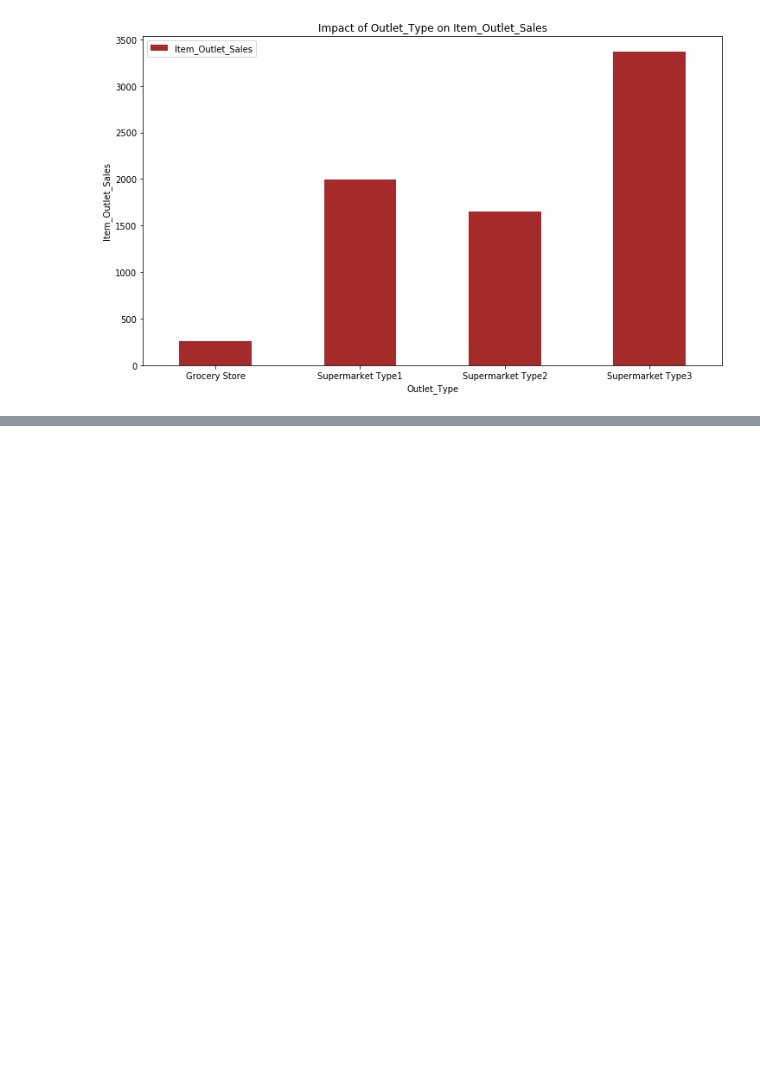
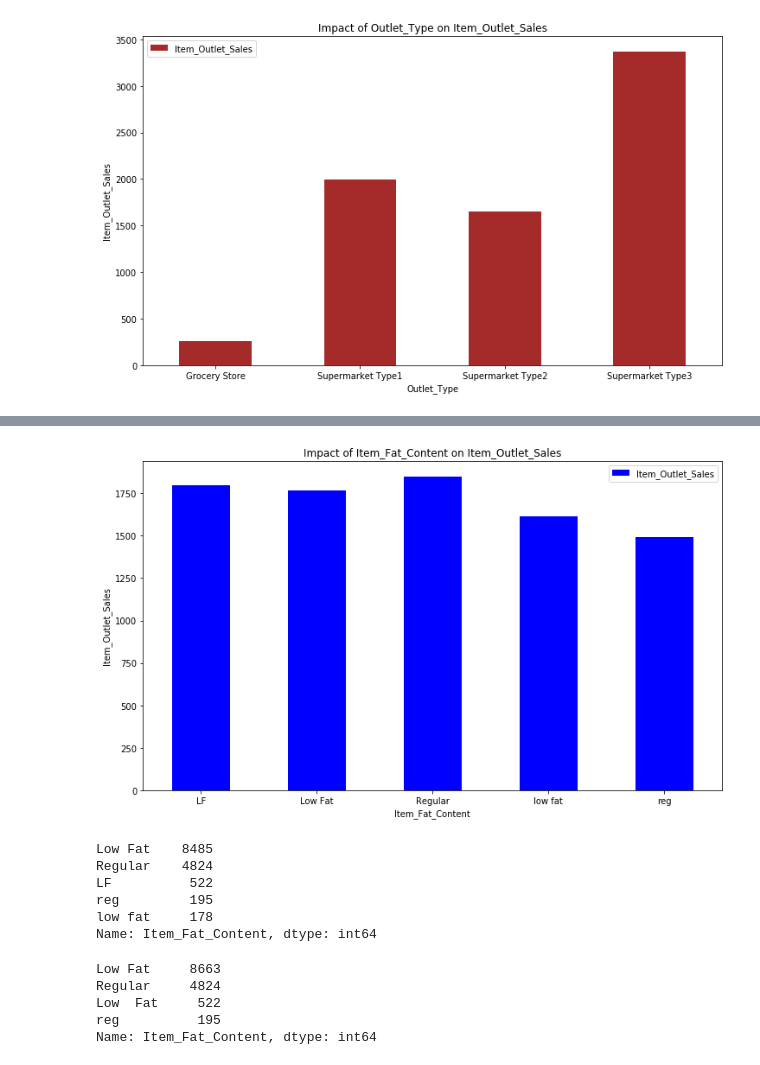
Before and after one commit to MelvinTom/miniproject, a Jupyter notebook: Project.ipynb, the cells around one changed output, grey strips where cells are left out. Saved outputs shown, nothing was run; the diff lists cells and outputs as text; code cells hidden in the pictures; blank space fills up the shorter version.

```diff
--- a/Project.ipynb
+++ b/Project.ipynb
@@ -317,3 +317,13 @@ plt.show()
 [interactive output not drawn]
 [interactive output not drawn]
 [figure]
+# %%
+Item_Fat_Content_pivot = \
+Train_data.pivot_table(index='Item_Fat_Content', values="Item_Outlet_Sales", aggfunc=np.median)
+Item_Fat_Content_pivot.plot(kind='bar', color='blue',figsize=(12,7))
+plt.xlabel("Item_Fat_Content")
+plt.ylabel("Item_Outlet_Sales")
+plt.title("Impact of Item_Fat_Content on Item_Outlet_Sales")
+plt.xticks(rotation=0)
+plt.show()
+# %% [output]
@@ -319,0 +336,10 @@ plt.show()
+[figure, added]
+# %%
+df['Item_Fat_Content'].value_counts()
+# %% [output]
+Low Fat    8485
+Regular    4824
+LF          522
+reg         195
+low fat     178
+Name: Item_Fat_Content, dtype: int64
@@ -319,0 +348,8 @@ plt.show()
+# %%
+df['Item_Fat_Content'].value_counts()
+# %% [output]
+Low Fat     8663
+Regular     4824
+Low  Fat     522
+reg          195
+Name: Item_Fat_Content, dtype: int64
```
Also changed, not shown: parts of 7 cells of this notebook.
